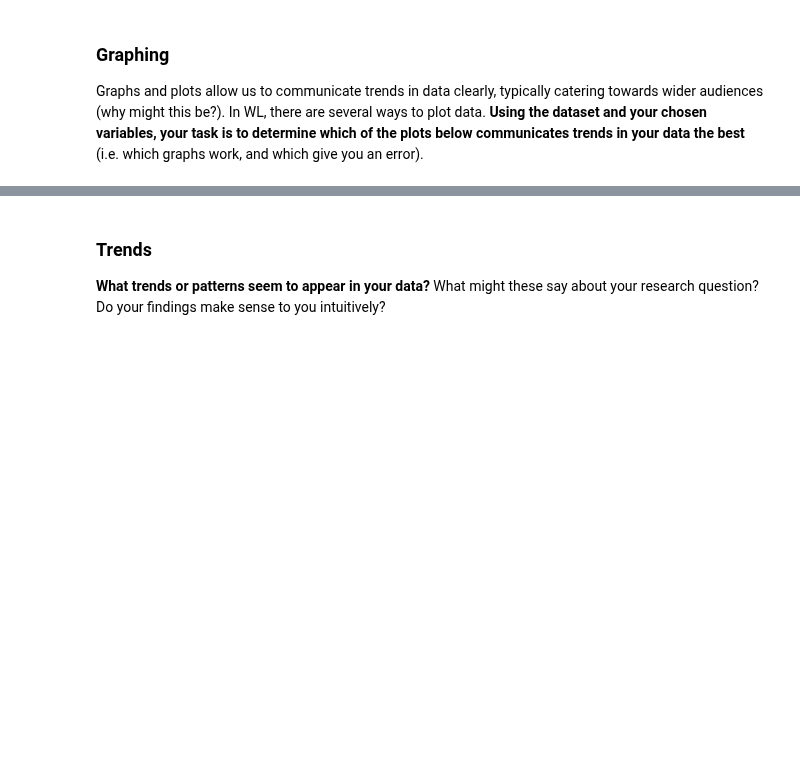
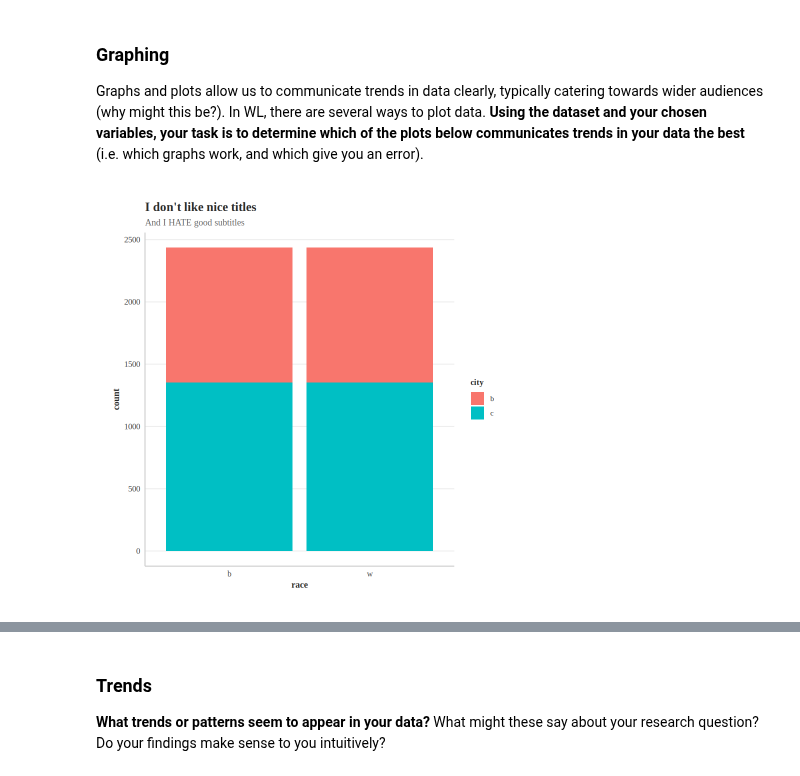
Before and after one commit to darielington/Unit0, a Jupyter notebook: ApResearchCT_SS.ipynb, the cells around one changed output, grey strips where cells are left out. Saved outputs shown, nothing was run; the diff lists cells and outputs as text; code cells hidden in the pictures; blank space fills up the shorter version.

```diff
--- a/ApResearchCT_SS.ipynb
+++ b/ApResearchCT_SS.ipynb
@@ -158,8 +157,10 @@ Before visualizing anything, lets first identify what variables we'd like to use
 Graphs and plots allow us to communicate trends in data clearly, typically catering towards wider audiences (why might this be?). In WL, there are several ways to plot data. **Using the dataset and your chosen variables, your task is to determine which of the plots below communicates trends in your data the best** (i.e. which graphs work, and which give you an error).
 # %%
 bar_plot(lakisha,
-             x = INSERT_VARIABLE_1,
-             y= INSERT_VARIABLE_2)
+             x = race,
+             y= city)
+# %% [output]
+[figure, added]
 # %%
 column_plot(lakisha,
             x= INSERT_VARIABLE_1,
```
Also changed, not shown: parts of 19 cells of this notebook.
